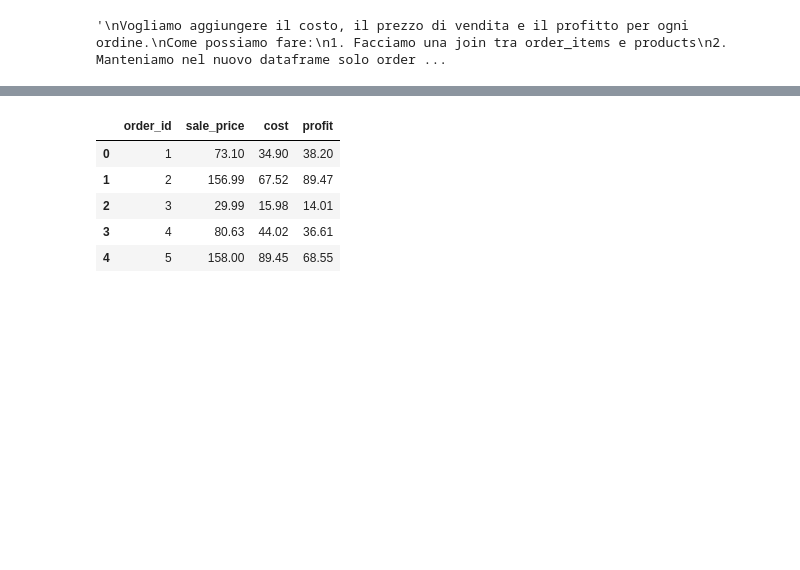
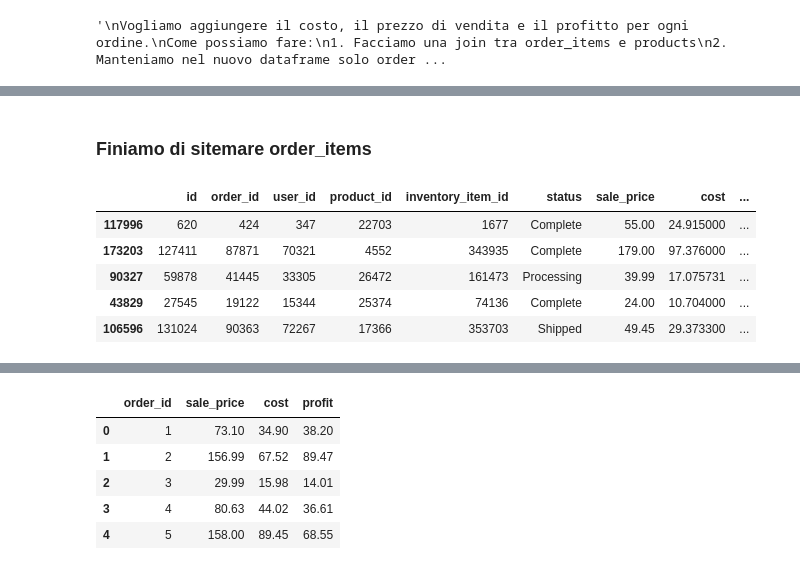
Before and after one commit to edoardo-belingheri/final_project, a Jupyter notebook: notebooks/pulizia_dati.ipynb, the cells around one changed output, grey strips where cells are left out. Saved outputs shown, nothing was run; the diff lists cells and outputs as text; code cells hidden in the pictures; blank space fills up the shorter version.

```diff
--- a/notebooks/pulizia_dati.ipynb
+++ b/notebooks/pulizia_dati.ipynb
@@ -357,0 +338,16 @@ df_merged1.sample(5)
+# %% [markdown]
+### Finiamo di sitemare order_items
+# %%
+order_items=pd.merge(left=order_items, right=df_merged1, on=["order_id", "product_id"], how="left")
+# %%
+order_items=order_items[["id","order_id","user_id","product_id","inventory_item_id","status","sale_price_x","cost","profit_per_product"]]
+order_items.rename(columns={"sale_price_x":"sale_price"}, inplace=True)
+# %%
+order_items.sample(5)
+# %% [output]
+|  | id | order_id | user_id | product_id | inventory_item_id | status | sale_price | cost | ... |
+| 117996 | 620 | 424 | 347 | 22703 | 1677 | Complete | 55.00 | 24.915000 | ... |
+| 173203 | 127411 | 87871 | 70321 | 4552 | 343935 | Complete | 179.00 | 97.376000 | ... |
+| 90327 | 59878 | 41445 | 33305 | 26472 | 161473 | Processing | 39.99 | 17.075731 | ... |
+| 43829 | 27545 | 19122 | 15344 | 25374 | 74136 | Complete | 24.00 | 10.704000 | ... |
+| 106596 | 131024 | 90363 | 72267 | 17366 | 353703 | Shipped | 49.45 | 29.373300 | ... |
```
Also changed, not shown: parts of 39 cells of this notebook, 8 other files.
